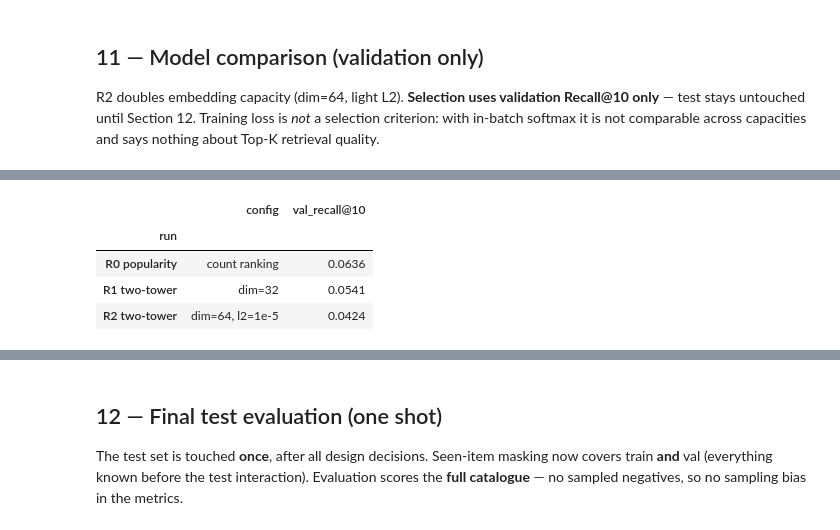
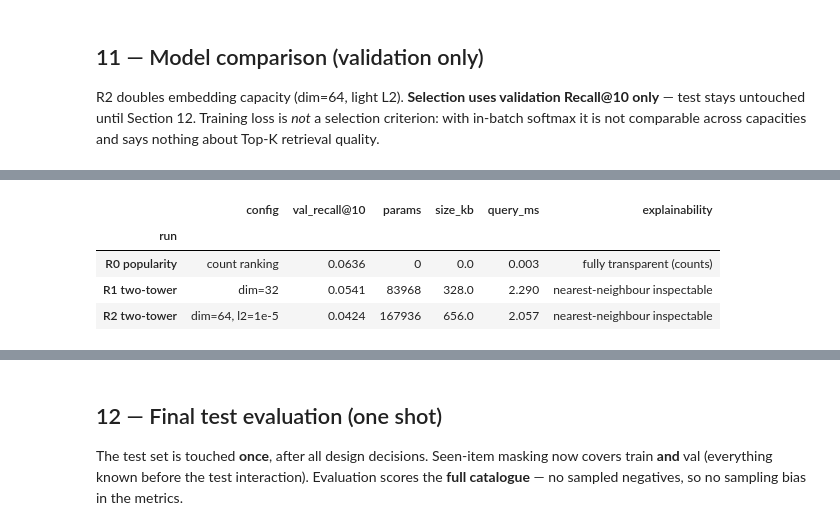
Before and after one commit to Sayomphon/Two_Tower_Movie_Retrieval, a Jupyter notebook: notebooks/movielens_two_tower_retrieval.ipynb, the cells around one changed output, grey strips where cells are left out. Saved outputs shown, nothing was run; the diff lists cells and outputs as text; code cells hidden in the pictures.

```diff
--- a/notebooks/movielens_two_tower_retrieval.ipynb
+++ b/notebooks/movielens_two_tower_retrieval.ipynb
@@ -303,7 +303,14 @@ only** — test stays untouched until Section 12. Training loss is *not* a selec
 criterion: with in-batch softmax it is not comparable across capacities and says nothing
 about Top-K retrieval quality.
 # %%
+import time
+
 from movie_retrieval.evaluate import topk_recommendations
+
+r2_cfg = ModelConfig(embedding_dim=64, learning_rate=0.1, epochs=15, batch_size=256,
+                     l2_regularization=1e-5, seed=SEED)
+r2 = TwoTowerModel(user_vocab, movie_vocab, r2_cfg)
+r2.fit(split.train)
 
 
 def validation_recall(model, k=10):
@@ -312,17 +319,38 @@ def validation_recall(model, k=10):
     return ranking_metrics(recs, val_truth, ks=(k,))[f"recall@{k}"]
 
 
-r2_cfg = ModelConfig(embedding_dim=64, learning_rate=0.1, epochs=15, batch_size=256,
-                     l2_regularization=1e-5, seed=SEED)
-r2 = TwoTowerModel(user_vocab, movie_vocab, r2_cfg)
-r2.fit(split.train)
+def query_latency_ms(query, n_users=50):
+    """Mean time per *single-user* query — the shape serving actually sees, not batch scoring."""
+    started = time.perf_counter()
+    for user_id in val_users[:n_users]:
+        query(user_id)
+    return round((time.perf_counter() - started) / n_users * 1000, 3)
+
+
+def two_tower_profile(model, run, config_label, val_recall):
+    return {
+        "run": run,
+        "config": config_label,
+        "val_recall@10": round(val_recall, 4),
+        "params": model.n_parameters,
+        "size_kb": round(model.n_parameters * 4 / 1024, 1),  # float32 weights
+        "query_ms": query_latency_ms(lambda user_id: model.score_users([user_id])),
+        "explainability": "nearest-neighbour inspectable",
+    }
+
+
+# score each candidate once, then reuse — validation_recall() re-scores the whole catalogue
+r1_val, r2_val = validation_recall(r1), validation_recall(r2)
 
 comparison = pd.DataFrame([
-    {"run": "R0 popularity", "config": "count ranking", "val_recall@10": pop_val["recall@10"]},
-    {"run": "R1 two-tower", "config": "dim=32", "val_recall@10": validation_recall(r1)},
-    {"run": "R2 two-tower", "config": "dim=64, l2=1e-5", "val_recall@10": validation_recall(r2)},
-]).set_index("run").round(4)
+    {"run": "R0 popularity", "config": "count ranking",
+     "val_recall@10": round(pop_val["recall@10"], 4), "params": 0, "size_kb": 0.0,
+     "query_ms": query_latency_ms(lambda user_id: pop.recommend(user_id, 10, seen=seen_train)),
+     "explainability": "fully transparent (counts)"},
+    two_tower_profile(r1, "R1 two-tower", "dim=32", r1_val),
+    two_tower_profile(r2, "R2 two-tower", "dim=64, l2=1e-5", r2_val),
+]).set_index("run")
 
-selected = r1 if validation_recall(r1) >= validation_recall(r2) else r2
+selected = r1 if r1_val >= r2_val else r2
 comparison
 # %% [output]
@@ -330,5 +358,5 @@ comparison
-|  | config | val_recall@10 |
-| run |  |  |
-| R0 popularity | count ranking | 0.0636 |
-| R1 two-tower | dim=32 | 0.0541 |
-| R2 two-tower | dim=64, l2=1e-5 | 0.0424 |
+|  | config | val_recall@10 | params | size_kb | query_ms | explainability |
+| run |  |  |  |  |  |  |
+| R0 popularity | count ranking | 0.0636 | 0 | 0.0 | 0.003 | fully transparent (counts) |
+| R1 two-tower | dim=32 | 0.0541 | 83968 | 328.0 | 2.290 | nearest-neighbour inspectable |
+| R2 two-tower | dim=64, l2=1e-5 | 0.0424 | 167936 | 656.0 | 2.057 | nearest-neighbour inspectable |
```
Also changed, not shown: parts of 6 cells of this notebook, 11 other files.
